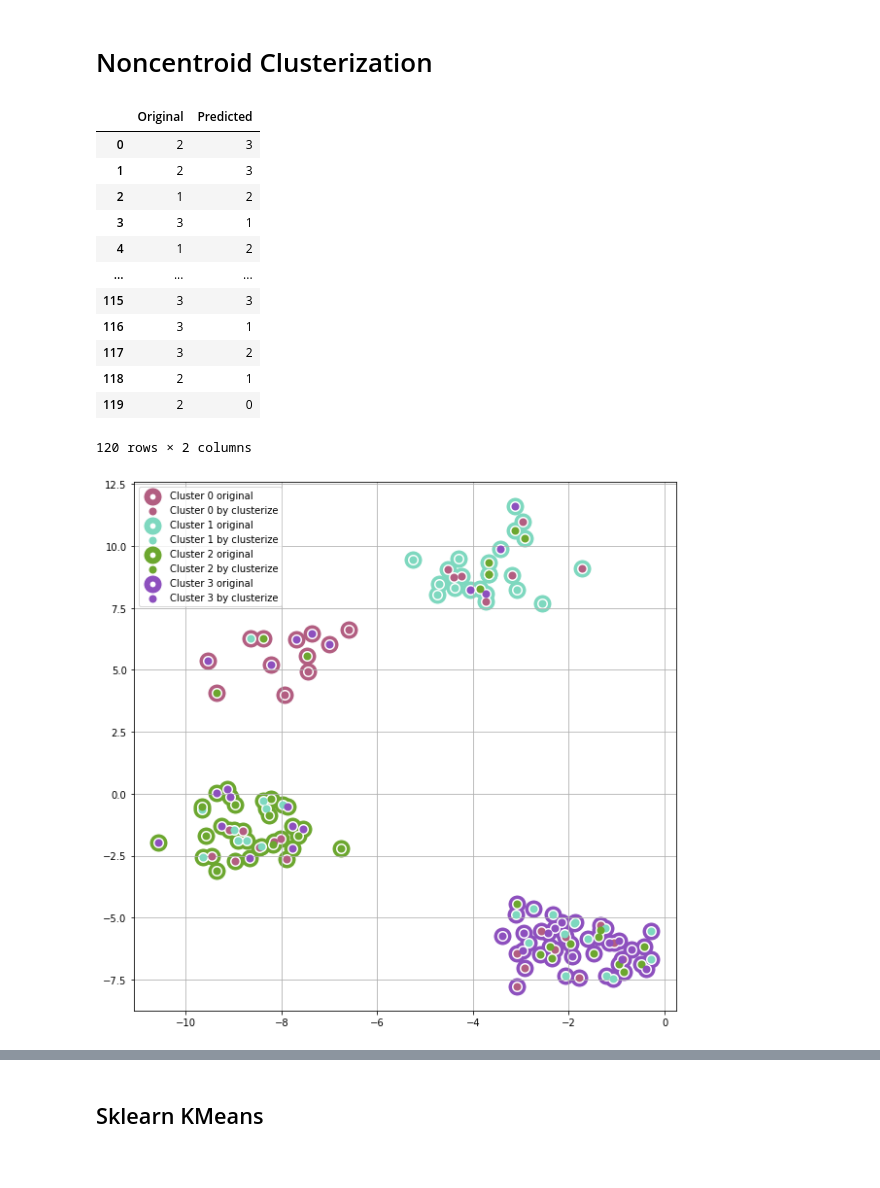
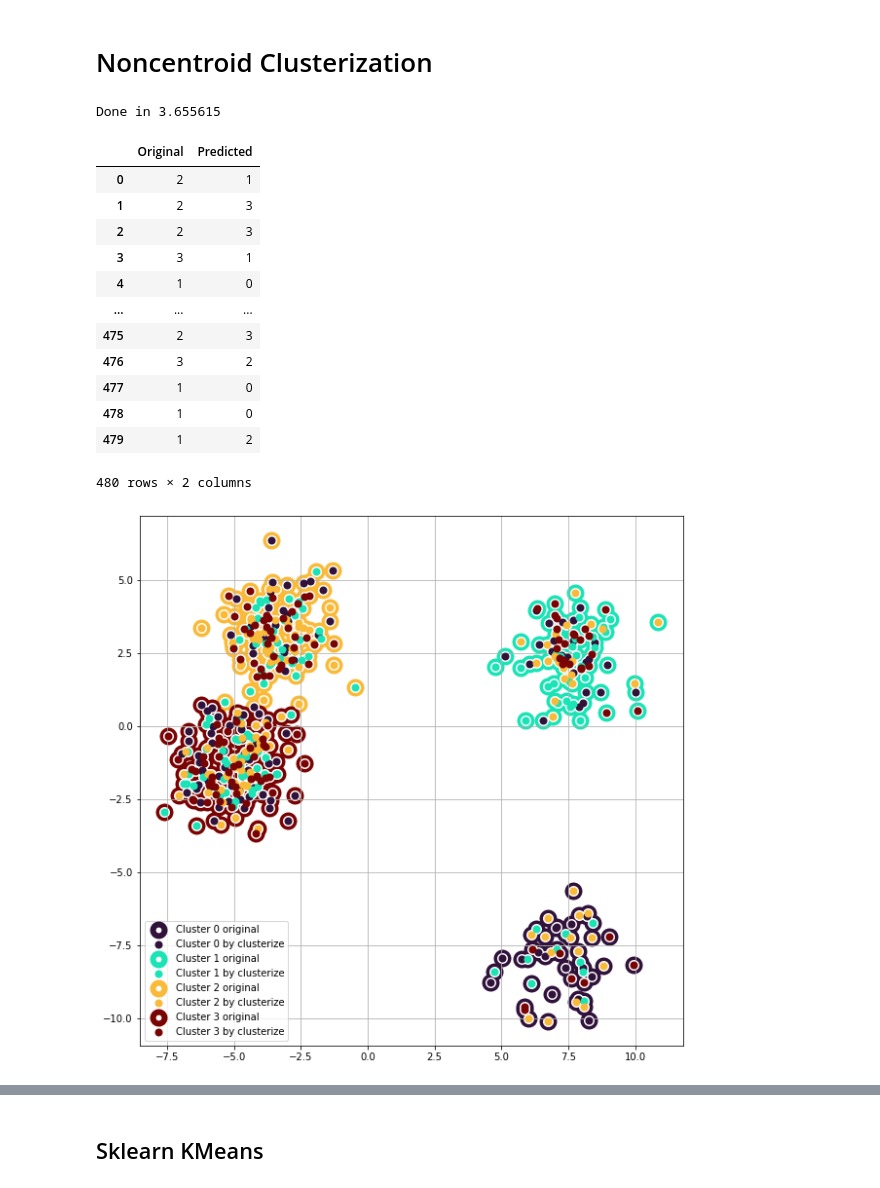
Before and after one commit to zimfv/Noncentroid, a Jupyter notebook: Test Methods.ipynb, the cells around one changed output, grey strips where cells are left out. Drawn from its saved outputs; the diff is of its cells as text; code cells hidden in the pictures.

```diff
--- a/Test Methods.ipynb
+++ b/Test Methods.ipynb
@@ -33,50 +36,58 @@ df_objects
 distances = pd.read_csv('data/distances.csv', header=None).values
 # %%
 clusters = np.unique(original_clusters)
-cluster_colors = np.random.random(size=(len(clusters), 3))*0.8 + 0.1
+colormap = cm.turbo
+cluster_colors = np.arange(len(clusters)) / (len(clusters)-1)
+cluster_colors = [colormap(x) for x in cluster_colors]
 # %% [markdown]
 # Noncentroid Clusterization
 # %%
-labels = clusterize(dists=distances, weights=weights, n_clusters=4)
-my_clusters = np.argmax(labels, axis=1)
+time_nc = time.time()
+labels_nc = clusterize(dists=distances, weights=weights, n_clusters=4)
+nc_clusters = np.argmax(labels_nc, axis=1)
+time_nc = time.time() - time_nc
+
+print('Done in {0:8.6f}'.format(time_nc))
+# %% [output]
+Done in 3.655615
 # %%
-pd.DataFrame({'Original' : original_clusters, 'Predicted': my_clusters})
+pd.DataFrame({'Original' : original_clusters, 'Predicted': nc_clusters})
 # %% [output]
 |  | Original | Predicted |
-| 0 | 2 | 3 |
+| 0 | 2 | 1 |
 | 1 | 2 | 3 |
-| 2 | 1 | 2 |
+| 2 | 2 | 3 |
 | 3 | 3 | 1 |
-| 4 | 1 | 2 |
+| 4 | 1 | 0 |
 | ... | ... | ... |
-| 115 | 3 | 3 |
-| 116 | 3 | 1 |
-| 117 | 3 | 2 |
-| 118 | 2 | 1 |
-| 119 | 2 | 0 |
+| 475 | 2 | 3 |
+| 476 | 3 | 2 |
+| 477 | 1 | 0 |
+| 478 | 1 | 0 |
+| 479 | 1 | 2 |
-120 rows × 2 columns
+480 rows × 2 columns
 # %%
 plt.figure(figsize=(10, 10))
 
 for cluster in clusters:
     cluster_objects_original = objects[original_clusters == cluster]
-    cluster_objects_predicted = objects[my_clusters == cluster]
+    cluster_objects_predicted = objects[nc_clusters == cluster]
 
     x_or = cluster_objects_original[:, 0]
     y_or = cluster_objects_original[:, 1]
     x_pr = cluster_objects_predicted[:, 0]
     y_pr = cluster_objects_predicted[:, 1]
 
     col = cluster_colors[cluster]
     plt.scatter(x_or, y_or, linewidth=12, color='white', edgecolors=col, zorder=0, label='Cluster '+str(cluster)+' original')
     plt.scatter(x_or, y_or, linewidth=5, color='white', zorder=1)
     plt.scatter(x_pr, y_pr, linewidth=2, color=col, zorder=2, label='Cluster '+str(cluster)+' by clusterize')
 
 plt.legend()
 plt.grid(True)
 plt.show()
 # %% [output]
-[figure, old version]
+[figure, new version]
 # %%
 df = pd.DataFrame({'Original' : original_clusters})
 for cluster in clusters:
```
Also changed, not shown: parts of 16 cells of this notebook, 4 other files.
